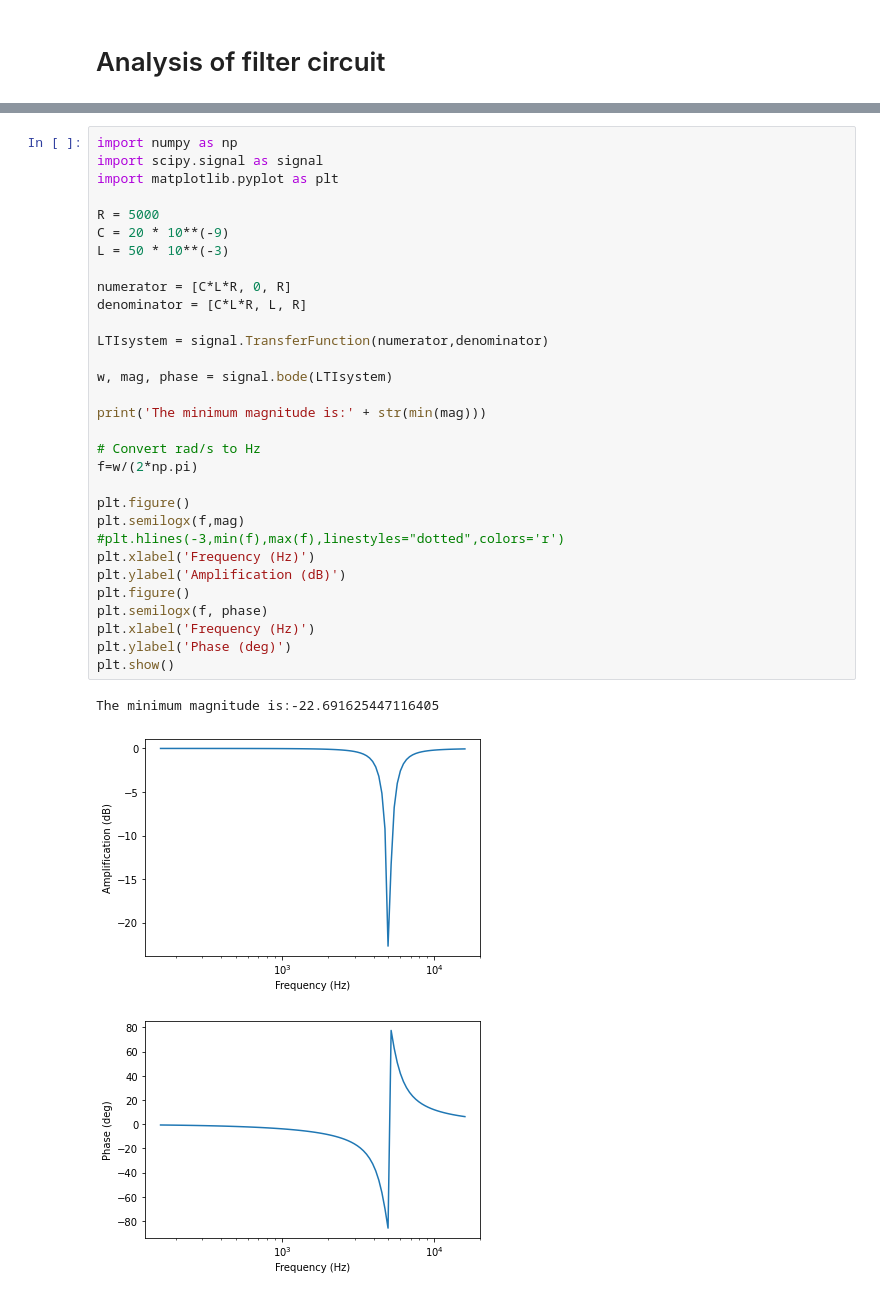
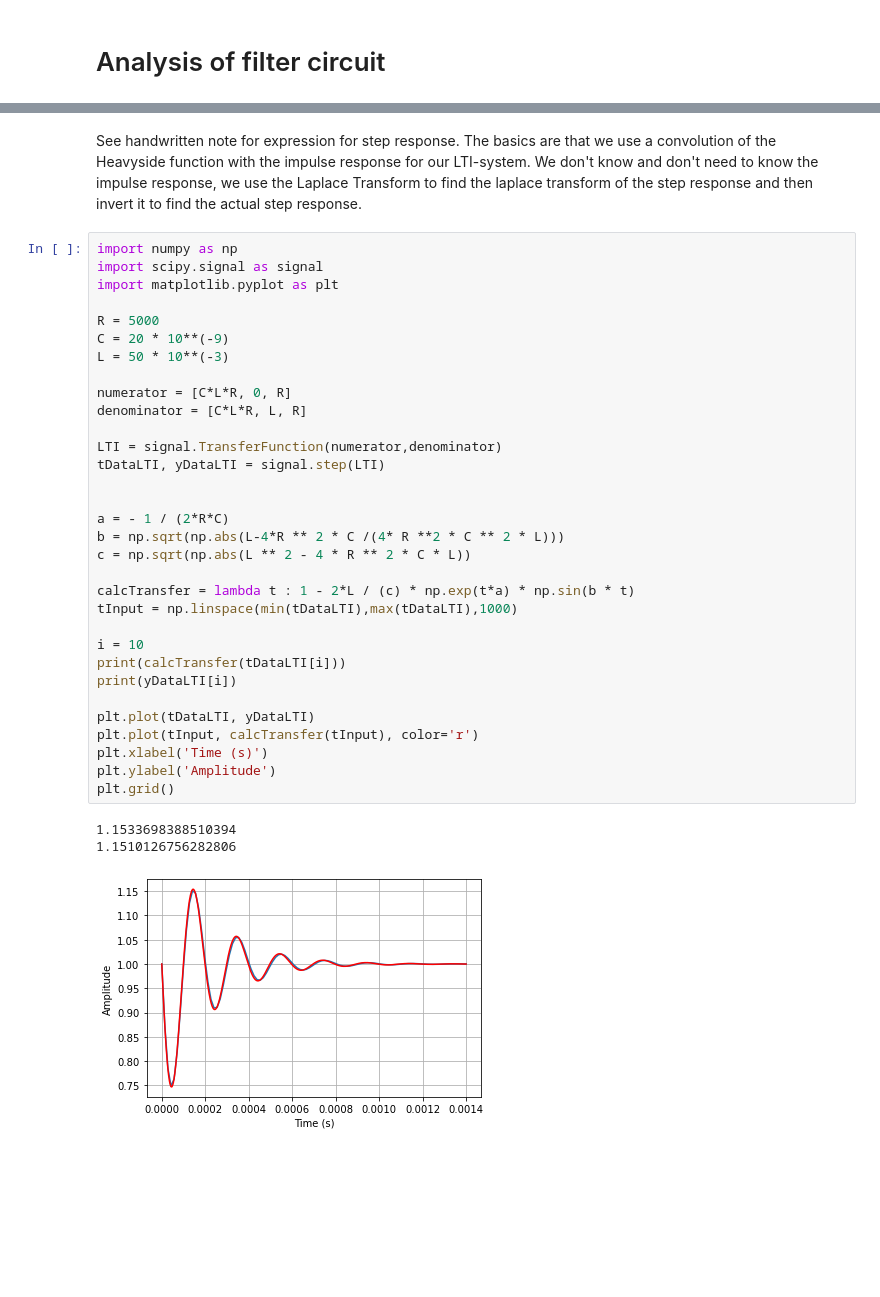
Before and after one commit to kr4ften/TransformProject, a Jupyter notebook: main.ipynb, the cells around one changed output, grey strips where cells are left out. Drawn from its saved outputs; the diff is of its cells as text; blank space fills up the shorter version.

```diff
--- a/main.ipynb
+++ b/main.ipynb
@@ -36,35 +48,38 @@ $$H(s) = \frac{u_{in}}{u_{out}} =  \frac{CLR \cdot s^2 + R}{CLR \cdot s^2 + Ls +
-# %%
-import numpy as np
-import scipy.signal as signal
-import matplotlib.pyplot as plt
-
-R = 5000
-C = 20 * 10**(-9)
-L = 50 * 10**(-3)
-
-numerator = [C*L*R, 0, R]
-denominator = [C*L*R, L, R]
-
-LTIsystem = signal.TransferFunction(numerator,denominator)
-
-w, mag, phase = signal.bode(LTIsystem)
-
-print('The minimum magnitude is:' + str(min(mag)))
-
-# Convert rad/s to Hz
-f=w/(2*np.pi)
-
-plt.figure()
-plt.semilogx(f,mag)
-#plt.hlines(-3,min(f),max(f),linestyles="dotted",colors='r')
-plt.xlabel('Frequency (Hz)')
-plt.ylabel('Amplification (dB)')
-plt.figure()
-plt.semilogx(f, phase)
-plt.xlabel('Frequency (Hz)')
-plt.ylabel('Phase (deg)')
-plt.show()
-# %% [output]
-The minimum magnitude is:-22.691625447116405
-[figure, removed]
-[figure, removed]
+# %% [markdown]
+See handwritten note for expression for step response. The basics are that we use a convolution of the Heavyside function with the impulse response for our LTI-system. We don't know and don't need to know the impulse response, we use the Laplace Transform to find the laplace transform of the step response and then invert it to find the actual step response.
+# %%
+import numpy as np
+import scipy.signal as signal
+import matplotlib.pyplot as plt
+
+R = 5000
+C = 20 * 10**(-9)
+L = 50 * 10**(-3)
+
+numerator = [C*L*R, 0, R]
+denominator = [C*L*R, L, R]
+
+LTI = signal.TransferFunction(numerator,denominator)
+tDataLTI, yDataLTI = signal.step(LTI)
+
+
+a = - 1 / (2*R*C)
+b = np.sqrt(np.abs(L-4*R ** 2 * C /(4* R **2 * C ** 2 * L)))
+c = np.sqrt(np.abs(L ** 2 - 4 * R ** 2 * C * L))
+
+calcTransfer = lambda t : 1 - 2*L / (c) * np.exp(t*a) * np.sin(b * t)
+tInput = np.linspace(min(tDataLTI),max(tDataLTI),1000)
+
+i = 10
+print(calcTransfer(tDataLTI[i]))
+print(yDataLTI[i])
+
+plt.plot(tDataLTI, yDataLTI)
+plt.plot(tInput, calcTransfer(tInput), color='r')
+plt.xlabel('Time (s)')
+plt.ylabel('Amplitude')
+plt.grid()
+# %% [output]
+1.1533698388510394
+1.1510126756282806
+[figure, added]
```
Also changed, not shown: parts of 3 cells of this notebook.
